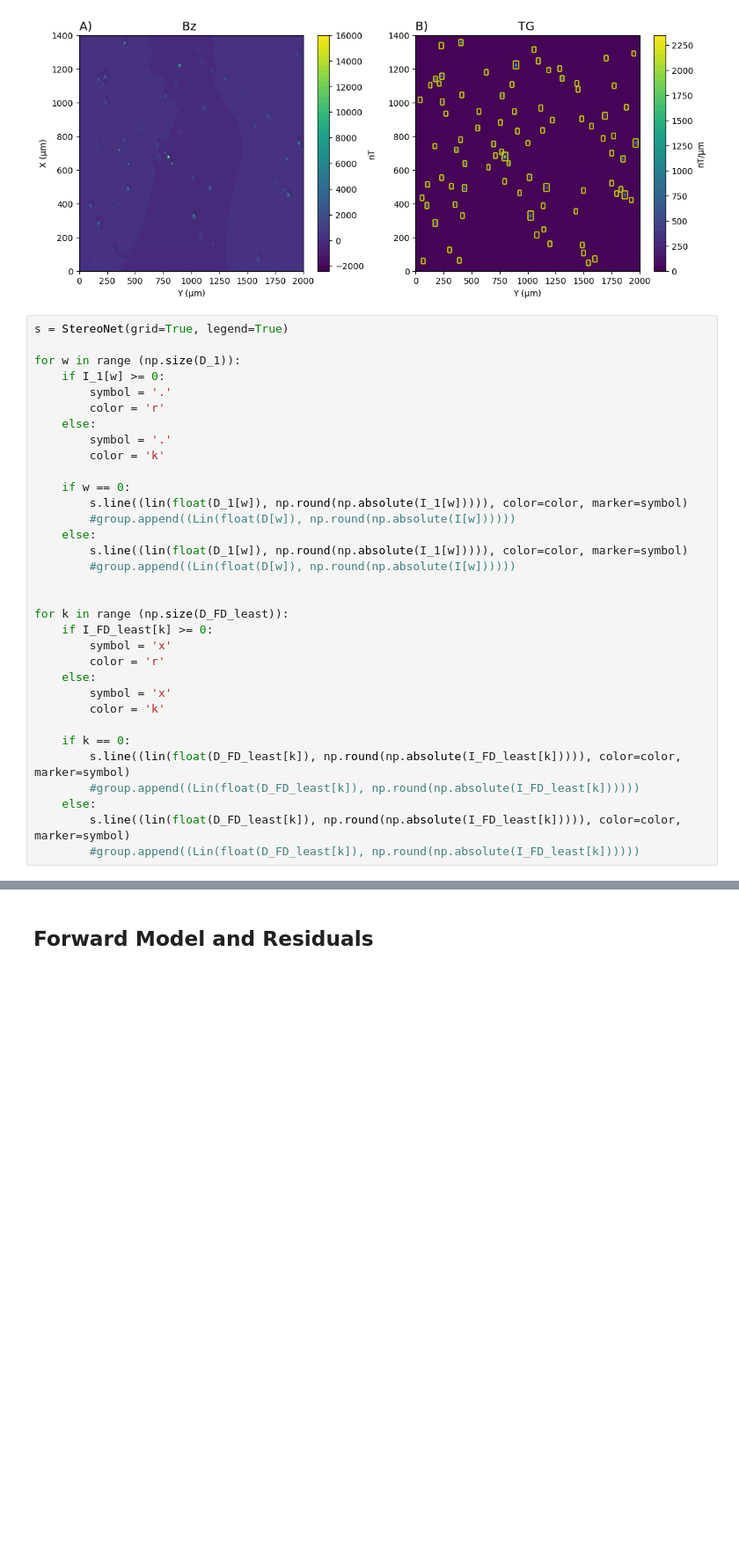
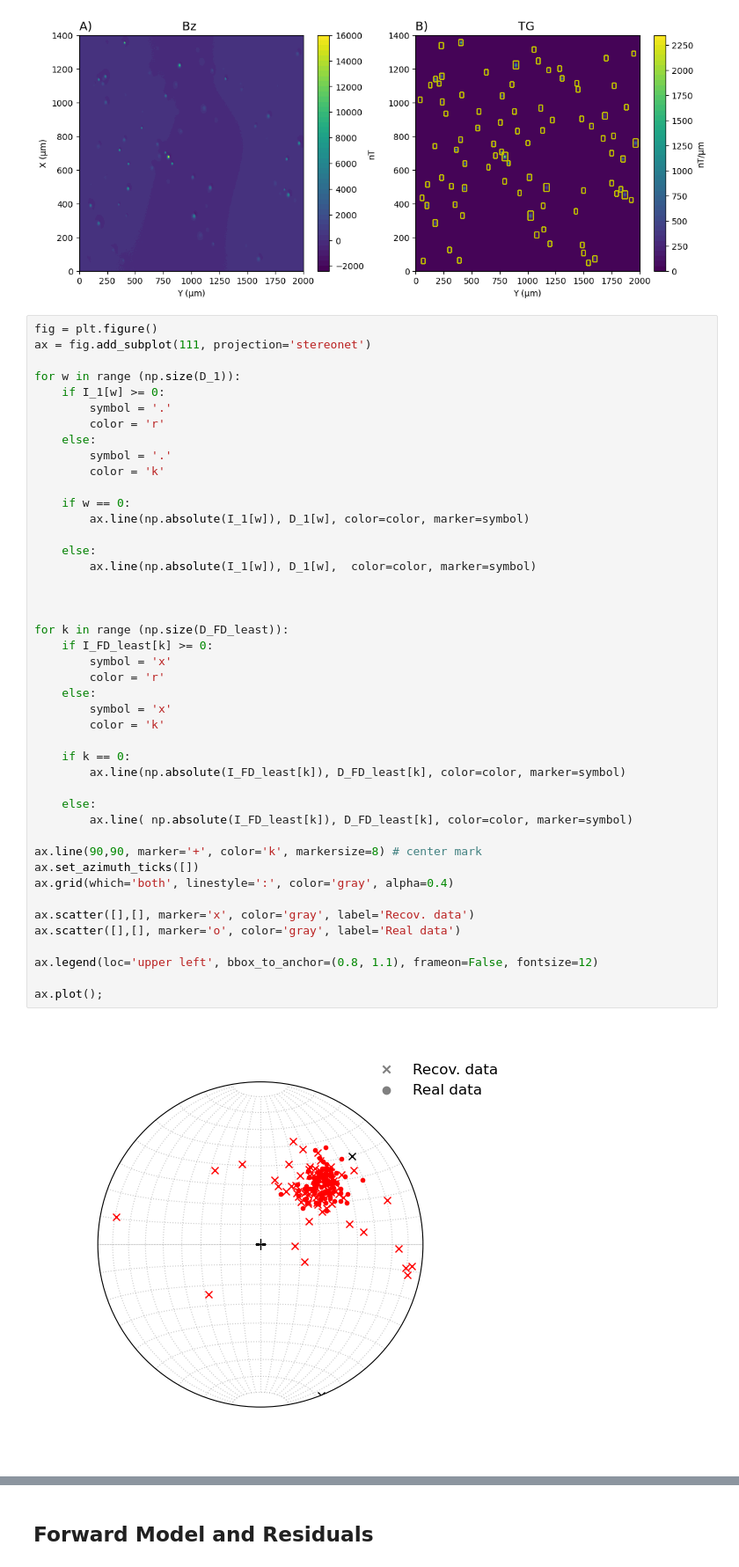
Before and after one commit to compgeolab/micromag-euler-dipole, a Jupyter notebook: article_1/code/Complex_Synthetic/complex_synthetic.ipynb, the cells around one changed output, grey strips where cells are left out. Shown at 88% size. Saved outputs shown, nothing was run; the diff lists cells and outputs as text; blank space fills up the shorter version.

```diff
--- a/article_1/code/Complex_Synthetic/complex_synthetic.ipynb
+++ b/article_1/code/Complex_Synthetic/complex_synthetic.ipynb
@@ -521,38 +520,51 @@ for i in range(np.shape(filtered_euler_windows_FD)[0]):
 # %% [output]
 [figure]
 # %%
-s = StereoNet(grid=True, legend=True)
+fig = plt.figure()
+ax = fig.add_subplot(111, projection='stereonet')
 
 for w in range (np.size(D_1)):
     if I_1[w] >= 0:
         symbol = '.'
         color = 'r'
     else:
         symbol = '.'
         color = 'k'
 
     if w == 0:
-        s.line((lin(float(D_1[w]), np.round(np.absolute(I_1[w])))), color=color, marker=symbol)
-        #group.append((Lin(float(D[w]), np.round(np.absolute(I[w])))))
+        ax.line(np.absolute(I_1[w]), D_1[w], color=color, marker=symbol)
+
     else:
-        s.line((lin(float(D_1[w]), np.round(np.absolute(I_1[w])))), color=color, marker=symbol)
-        #group.append((Lin(float(D[w]), np.round(np.absolute(I[w])))))
+        ax.line(np.absolute(I_1[w]), D_1[w],  color=color, marker=symbol)
+
 
 
 for k in range (np.size(D_FD_least)):
     if I_FD_least[k] >= 0:
         symbol = 'x'
         color = 'r'
     else:
         symbol = 'x'
         color = 'k'
 
     if k == 0:
-        s.line((lin(float(D_FD_least[k]), np.round(np.absolute(I_FD_least[k])))), color=color, marker=symbol)
-        #group.append((Lin(float(D_FD_least[k]), np.round(np.absolute(I_FD_least[k])))))
+        ax.line(np.absolute(I_FD_least[k]), D_FD_least[k], color=color, marker=symbol)
+
     else:
-        s.line((lin(float(D_FD_least[k]), np.round(np.absolute(I_FD_least[k])))), color=color, marker=symbol)
-        #group.append((Lin(float(D_FD_least[k]), np.round(np.absolute(I_FD_least[k])))))
+        ax.line( np.absolute(I_FD_least[k]), D_FD_least[k], color=color, marker=symbol)
+
+ax.line(90,90, marker='+', color='k', markersize=8) # center mark
+ax.set_azimuth_ticks([])
+ax.grid(which='both', linestyle=':', color='gray', alpha=0.4)
+
+ax.scatter([],[], marker='x', color='gray', label='Recov. data')
+ax.scatter([],[], marker='o', color='gray', label='Real data')
+
+ax.legend(loc='upper left', bbox_to_anchor=(0.8, 1.1), frameon=False, fontsize=12)
+
+ax.plot();
+# %% [output]
+[figure, added]
 # %%
 sources = np.copy(Xc_FD*m2microm)
 
```
Also changed, not shown: parts of 6 cells of this notebook, 6 other files.
